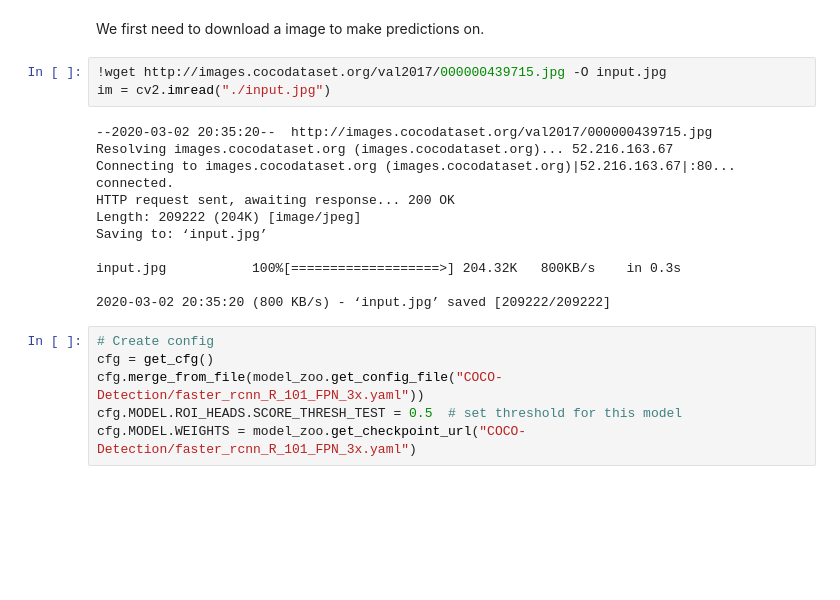
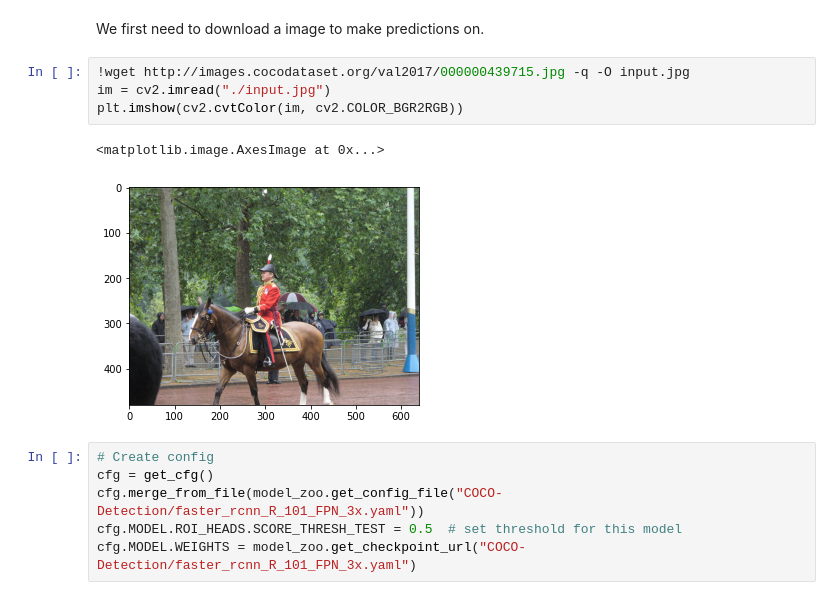
Before and after one commit to TannerGilbert/Object-Detection-and-Image-Segmentation-with-Detectron2, a Jupyter notebook: Detectron2_inference_with_pre_trained_model.ipynb, the cells around one changed output. Drawn from its saved outputs; the diff is of its cells as text; blank space fills up the shorter version.

```diff
--- a/Detectron2_inference_with_pre_trained_model.ipynb
+++ b/Detectron2_inference_with_pre_trained_model.ipynb
@@ -78,19 +78,12 @@ import cv2
 # %% [markdown]
 We first need to download a image to make predictions on.
 # %%
-!wget http://images.cocodataset.org/val2017/000000439715.jpg -O input.jpg
+!wget http://images.cocodataset.org/val2017/000000439715.jpg -q -O input.jpg
 im = cv2.imread("./input.jpg")
+plt.imshow(cv2.cvtColor(im, cv2.COLOR_BGR2RGB))
 # %% [output]
---2020-03-02 20:35:20--  http://images.cocodataset.org/val2017/000000439715.jpg
-Resolving images.cocodataset.org (images.cocodataset.org)... 52.216.163.67
-Connecting to images.cocodataset.org (images.cocodataset.org)|52.216.163.67|:80... connected.
-HTTP request sent, awaiting response... 200 OK
-Length: 209222 (204K) [image/jpeg]
-Saving to: ‘input.jpg’
-
-input.jpg           100%[===================>] 204.32K   800KB/s    in 0.3s
-
-2020-03-02 20:35:20 (800 KB/s) - ‘input.jpg’ saved [209222/209222]
+<matplotlib.image.AxesImage at 0x...>
+[figure, added]
 # %%
 # Create config
 cfg = get_cfg()
```
Also changed, not shown: parts of 4 cells of this notebook.
